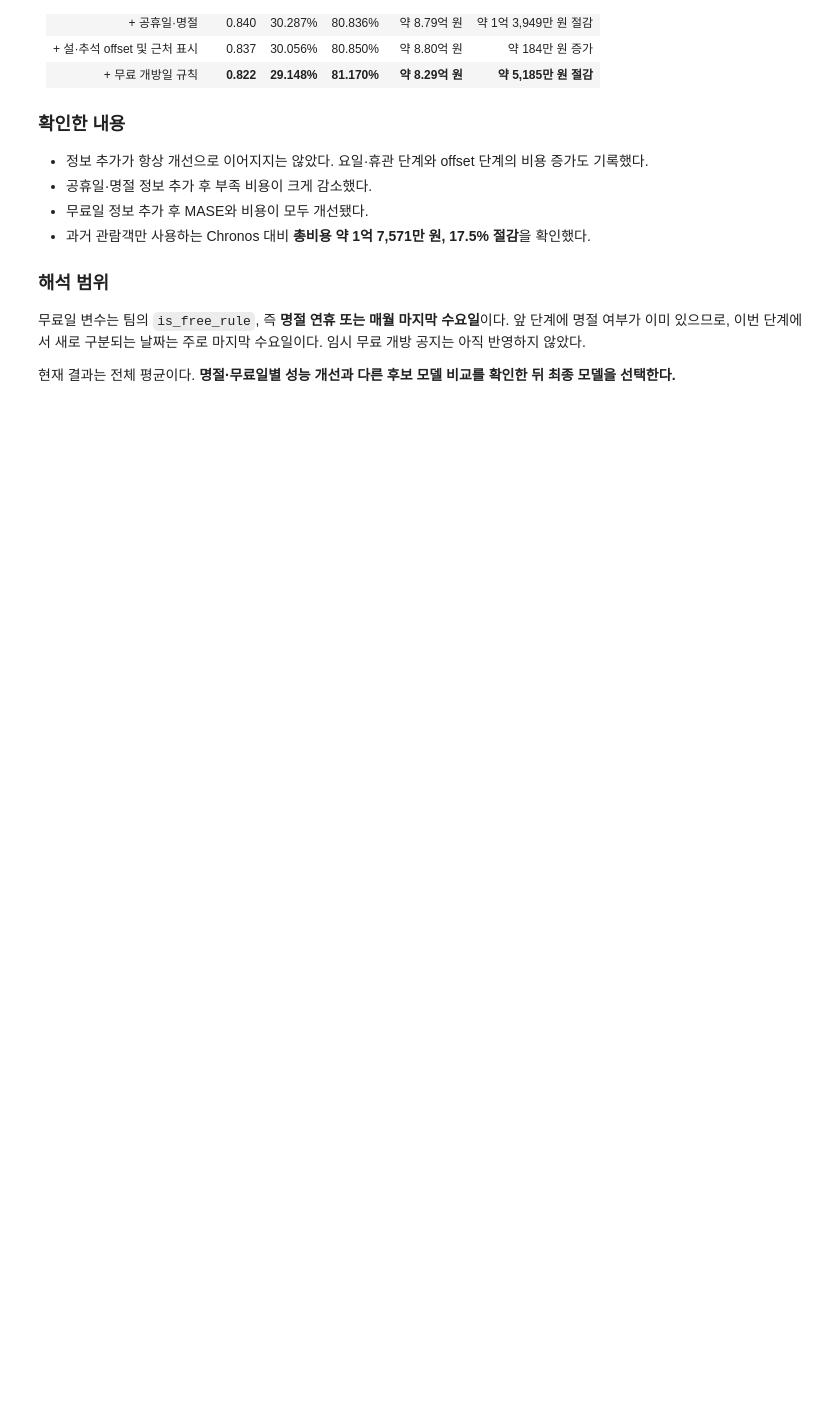
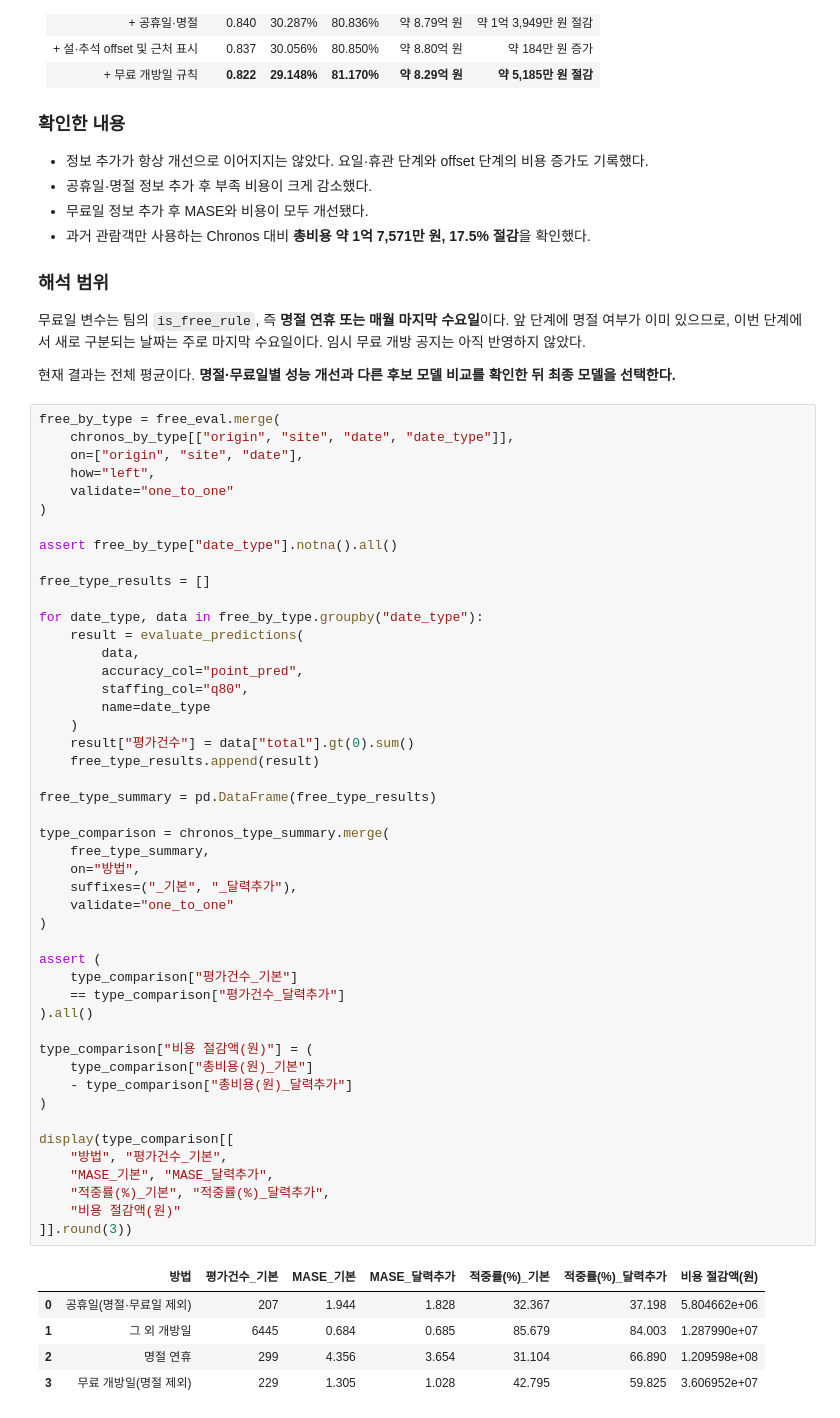
Before and after one commit to ysy3046/ai-data-bootcamp, a Jupyter notebook: project_3_data_모형_검증.ipynb, the cells around one changed output. Drawn from its saved outputs; the diff is of its cells as text; blank space fills up the shorter version.

```diff
--- a/project_3_data_모형_검증.ipynb
+++ b/project_3_data_모형_검증.ipynb
@@ -2236,3 +2236,56 @@ display(chronos_fva_summary.round(3))
 무료일 변수는 팀의 `is_free_rule`, 즉 **명절 연휴 또는 매월 마지막 수요일**이다. 앞 단계에 명절 여부가 이미 있으므로, 이번 단계에서 새로 구분되는 날짜는 주로 마지막 수요일이다. 임시 무료 개방 공지는 아직 반영하지 않았다.
 
 현재 결과는 전체 평균이다. **명절·무료일별 성능 개선과 다른 후보 모델 비교를 확인한 뒤 최종 모델을 선택한다.**
+# %%
+free_by_type = free_eval.merge(
+    chronos_by_type[["origin", "site", "date", "date_type"]],
+    on=["origin", "site", "date"],
+    how="left",
+    validate="one_to_one"
+)
+
+assert free_by_type["date_type"].notna().all()
+
+free_type_results = []
+
+for date_type, data in free_by_type.groupby("date_type"):
+    result = evaluate_predictions(
+        data,
+        accuracy_col="point_pred",
+        staffing_col="q80",
+        name=date_type
+    )
+    result["평가건수"] = data["total"].gt(0).sum()
+    free_type_results.append(result)
+
+free_type_summary = pd.DataFrame(free_type_results)
+
+type_comparison = chronos_type_summary.merge(
+    free_type_summary,
+    on="방법",
+    suffixes=("_기본", "_달력추가"),
+    validate="one_to_one"
+)
+
+assert (
+    type_comparison["평가건수_기본"]
+    == type_comparison["평가건수_달력추가"]
+).all()
+
+type_comparison["비용 절감액(원)"] = (
+    type_comparison["총비용(원)_기본"]
+    - type_comparison["총비용(원)_달력추가"]
+)
+
+display(type_comparison[[
+    "방법", "평가건수_기본",
+    "MASE_기본", "MASE_달력추가",
+    "적중률(%)_기본", "적중률(%)_달력추가",
+    "비용 절감액(원)"
+]].round(3))
+# %% [output]
+|  | 방법 | 평가건수_기본 | MASE_기본 | MASE_달력추가 | 적중률(%)_기본 | 적중률(%)_달력추가 | 비용 절감액(원) |
+| 0 | 공휴일(명절·무료일 제외) | 207 | 1.944 | 1.828 | 32.367 | 37.198 | 5.804662e+06 |
+| 1 | 그 외 개방일 | 6445 | 0.684 | 0.685 | 85.679 | 84.003 | 1.287990e+07 |
+| 2 | 명절 연휴 | 299 | 4.356 | 3.654 | 31.104 | 66.890 | 1.209598e+08 |
+| 3 | 무료 개방일(명절 제외) | 229 | 1.305 | 1.028 | 42.795 | 59.825 | 3.606952e+07 |
```
Also changed, not shown: parts of 8 cells of this notebook.
